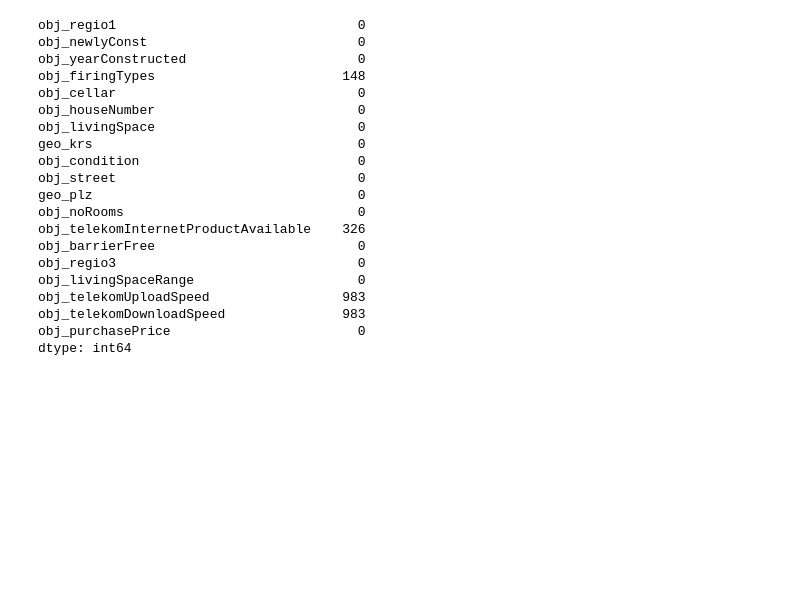
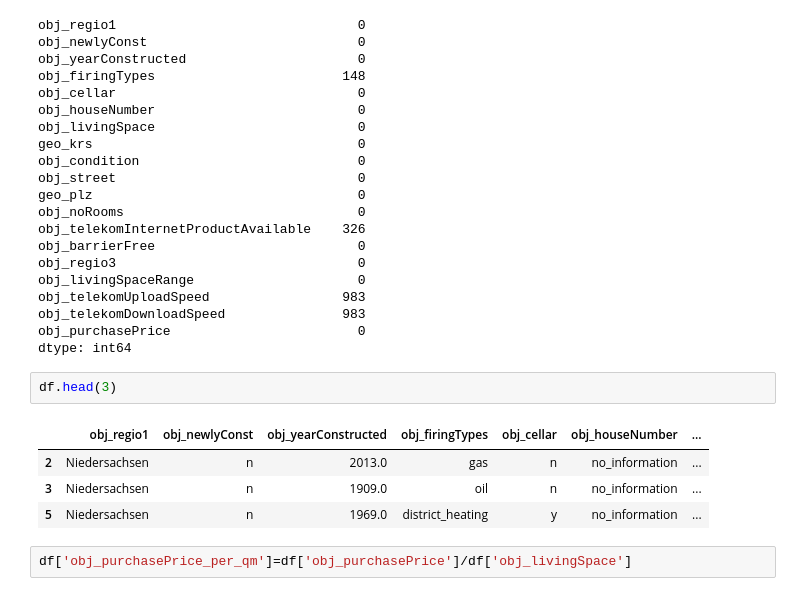
Before and after one commit to mhdkareemramadan-gif/hoky_immobilien, a Jupyter notebook: clean-data.ipynb, the cells around one changed output. Saved outputs shown, nothing was run; the diff lists cells and outputs as text; blank space fills up the shorter version.

```diff
--- a/clean-data.ipynb
+++ b/clean-data.ipynb
@@ -268,3 +268,12 @@ obj_telekomUploadSpeed                 983
 obj_telekomDownloadSpeed               983
 obj_purchasePrice                        0
 dtype: int64
+# %%
+df.head(3)
+# %% [output]
+|  | obj_regio1 | obj_newlyConst | obj_yearConstructed | obj_firingTypes | obj_cellar | obj_houseNumber | ... |
+| 2 | Niedersachsen | n | 2013.0 | gas | n | no_information | ... |
+| 3 | Niedersachsen | n | 1909.0 | oil | n | no_information | ... |
+| 5 | Niedersachsen | n | 1969.0 | district_heating | y | no_information | ... |
+# %%
+df['obj_purchasePrice_per_qm']=df['obj_purchasePrice']/df['obj_livingSpace']
```
Also changed, not shown: parts of 6 cells of this notebook.
